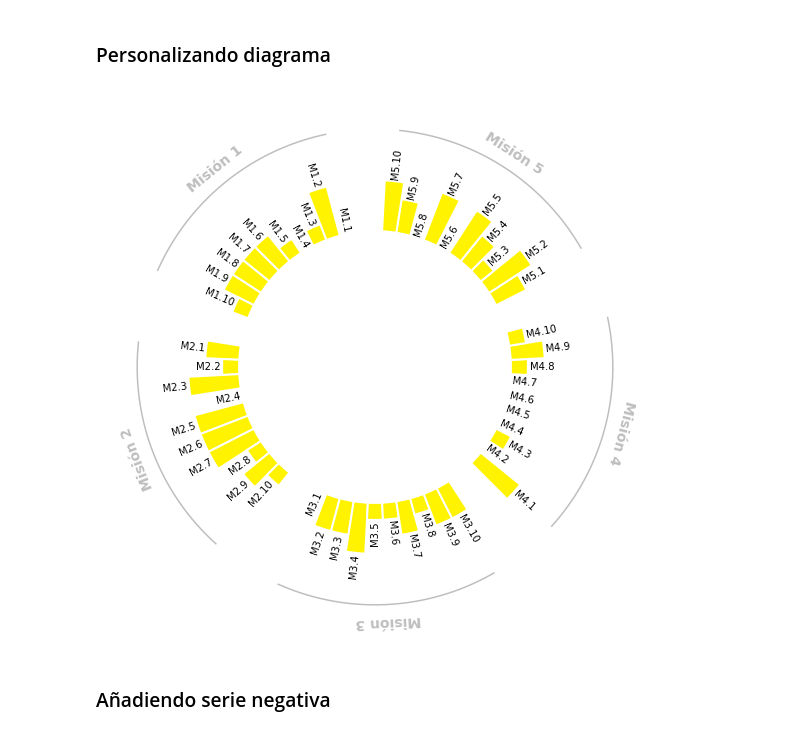
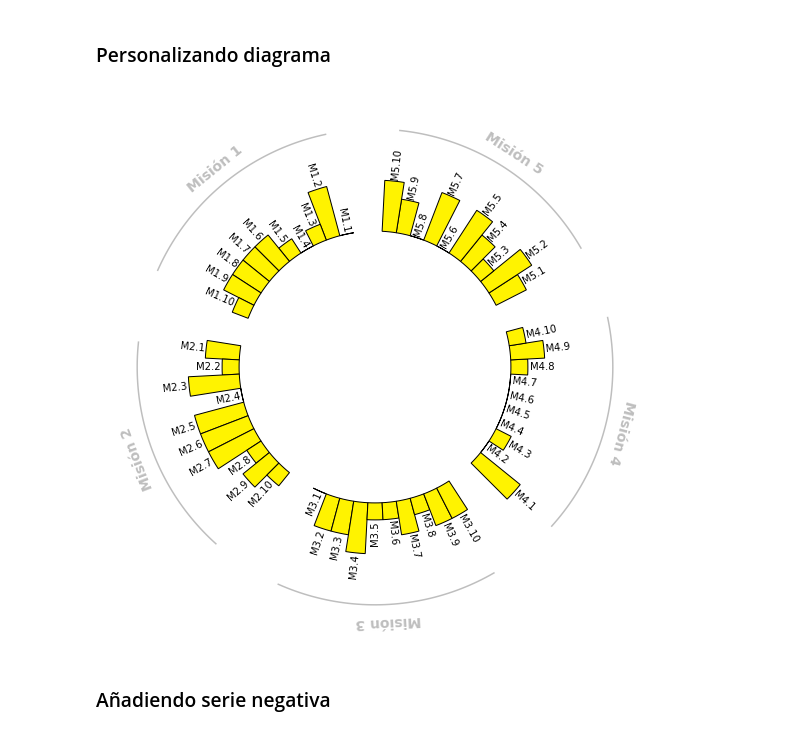
Before and after one commit to alejonaranjo83/mapa_conocimiento_v2, a Jupyter notebook: notebooks/1.2-alejo-simulandov2.ipynb, the cells around one changed output. Cells and saved outputs as stored; diff of their text form; code cells hidden in the pictures.

```diff
--- a/notebooks/1.2-alejo-simulandov2.ipynb
+++ b/notebooks/1.2-alejo-simulandov2.ipynb
@@ -368,7 +368,7 @@ COLORS = ['#FFF300'] * len(IDXS)  # Set all colors to #FFF300
 
 ax.bar(
     ANGLES[IDXS], VALUES, width=WIDTH, color=COLORS,
-    edgecolor="white", linewidth=2
+    edgecolor="black", linewidth=1
 )
 
 add_labels(ANGLES[IDXS], VALUES, LABELS, OFFSET, ax)
@@ -377,33 +377,33 @@ add_labels(ANGLES[IDXS], VALUES, LABELS, OFFSET, ax)
 
 # This iterates over the sizes of the groups adding reference
 # lines and annotations.
 
 offset = 0
 for group, size in zip(["Misión 1", "Misión 2", "Misión 3", "Misión 4", "Misión 5"], GROUPS_SIZE):
     # Add line above bars
     x1 = np.linspace(ANGLES[offset + PAD], ANGLES[offset + size + PAD - 1], num=50)
     ax.plot(x1, [6] * 50, color="#bebebe")
 
     # Add text to indicate group
     text_angle = np.mean(x1) * 180 / np.pi  # Convert to degrees
     ax.text(
         np.mean(x1), 7, group, color="#bebebe", fontsize=14,
         fontweight="bold", ha="center", va="center", rotation=text_angle
     )
 
     # Add reference lines
     # reference_values = [1, 2, 3, -3, -2, -1]
     # for value in reference_values:
     #     ax.plot(ANGLES[offset:offset+size+1], [value] * (size+1), color="#bebebe", lw=0.8, linestyle='--')
     #     ax.text(
     #         np.mean(ANGLES[offset:offset+size+1]), value + 2, str(value),
     #         color="#bebebe", fontsize=12, ha="center", va="center"
     #     )
 
     offset += size + PAD
 
 plt.show()
 # %% [output]
-[figure, old version]
+[figure, new version]
 # %% [markdown]
 ### Añadiendo serie negativa
```
Also changed, not shown: parts of 4 cells of this notebook, 1 other file.
